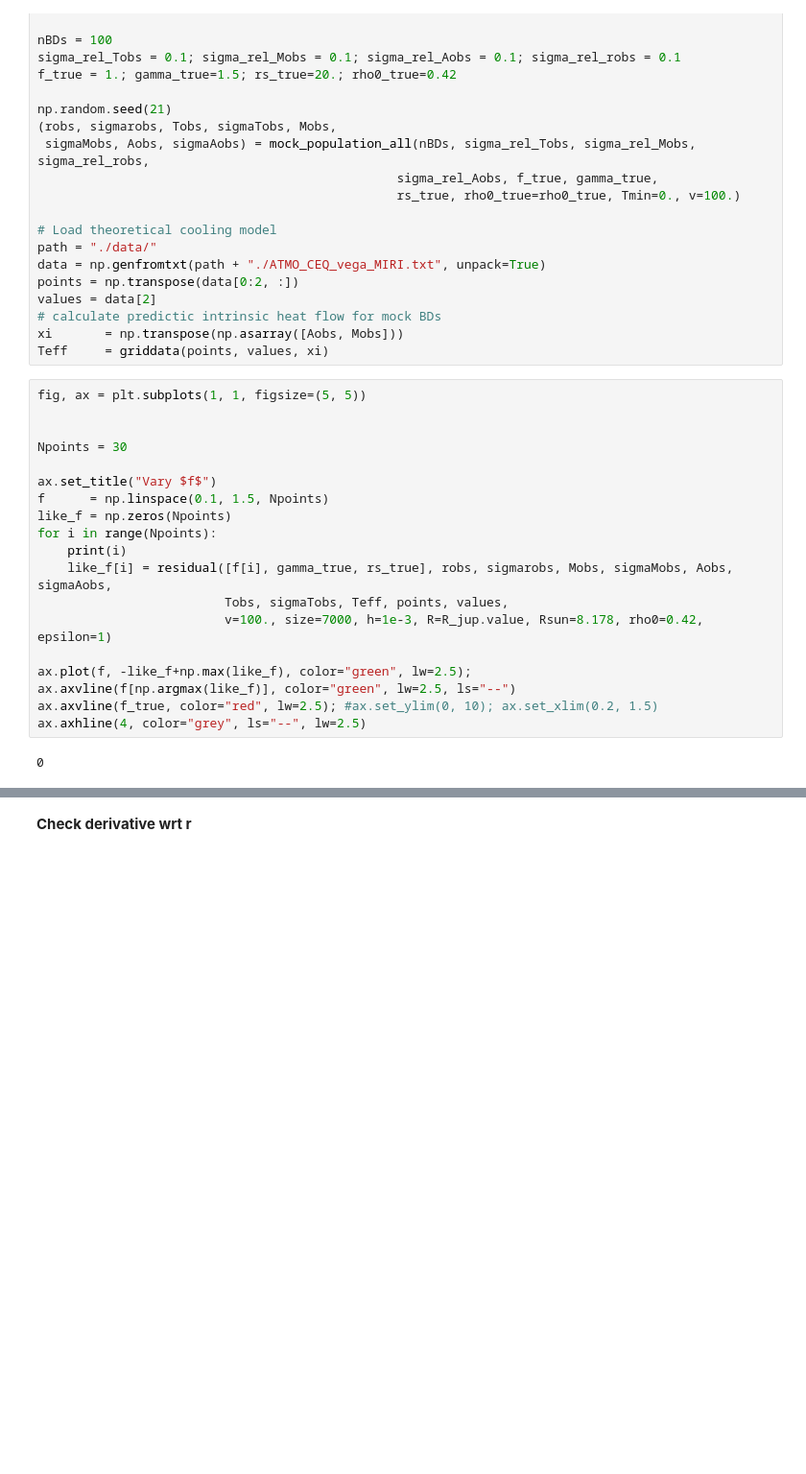
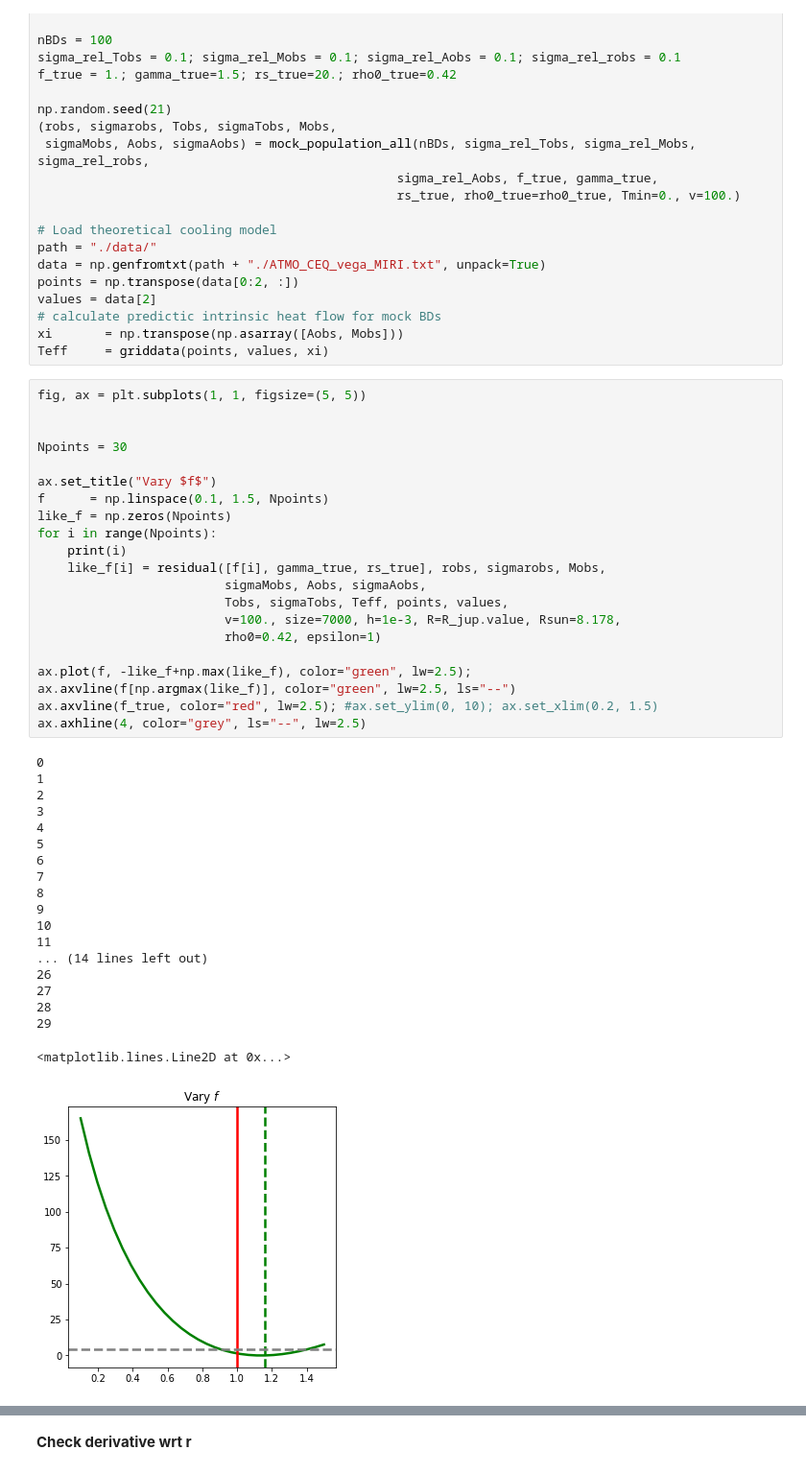
Before and after one commit to SvPoder/exoplanets, a Jupyter notebook: jupyter-notebook/reconstructed_DM_likelihood.ipynb, the cells around one changed output, grey strips where cells are left out. Shown at 96% size. Saved outputs shown, nothing was run; the diff lists cells and outputs as text; blank space fills up the shorter version.

```diff
--- a/jupyter-notebook/reconstructed_DM_likelihood.ipynb
+++ b/jupyter-notebook/reconstructed_DM_likelihood.ipynb
@@ -1214,22 +1218,42 @@ Teff     = griddata(points, values, xi)
 # %%
 fig, ax = plt.subplots(1, 1, figsize=(5, 5))
 
 
 Npoints = 30
 
 ax.set_title("Vary $f$")
 f      = np.linspace(0.1, 1.5, Npoints)
 like_f = np.zeros(Npoints)
 for i in range(Npoints):
     print(i)
-    like_f[i] = residual([f[i], gamma_true, rs_true], robs, sigmarobs, Mobs, sigmaMobs, Aobs, sigmaAobs,
+    like_f[i] = residual([f[i], gamma_true, rs_true], robs, sigmarobs, Mobs,
+                         sigmaMobs, Aobs, sigmaAobs,
                          Tobs, sigmaTobs, Teff, points, values,
-                         v=100., size=7000, h=1e-3, R=R_jup.value, Rsun=8.178, rho0=0.42, epsilon=1)
+                         v=100., size=7000, h=1e-3, R=R_jup.value, Rsun=8.178,
+                         rho0=0.42, epsilon=1)
 
 ax.plot(f, -like_f+np.max(like_f), color="green", lw=2.5);
 ax.axvline(f[np.argmax(like_f)], color="green", lw=2.5, ls="--")
 ax.axvline(f_true, color="red", lw=2.5); #ax.set_ylim(0, 10); ax.set_xlim(0.2, 1.5)
 ax.axhline(4, color="grey", ls="--", lw=2.5)
 # %% [output]
 0
+1
+2
+3
+4
+5
+6
+7
+8
+9
+10
+11
+... (14 lines left out)
+26
+27
+28
+29
+<matplotlib.lines.Line2D at 0x...>
+[figure, added]
 # %%
```
Also changed, not shown: parts of 35 cells of this notebook, 3 other files.
